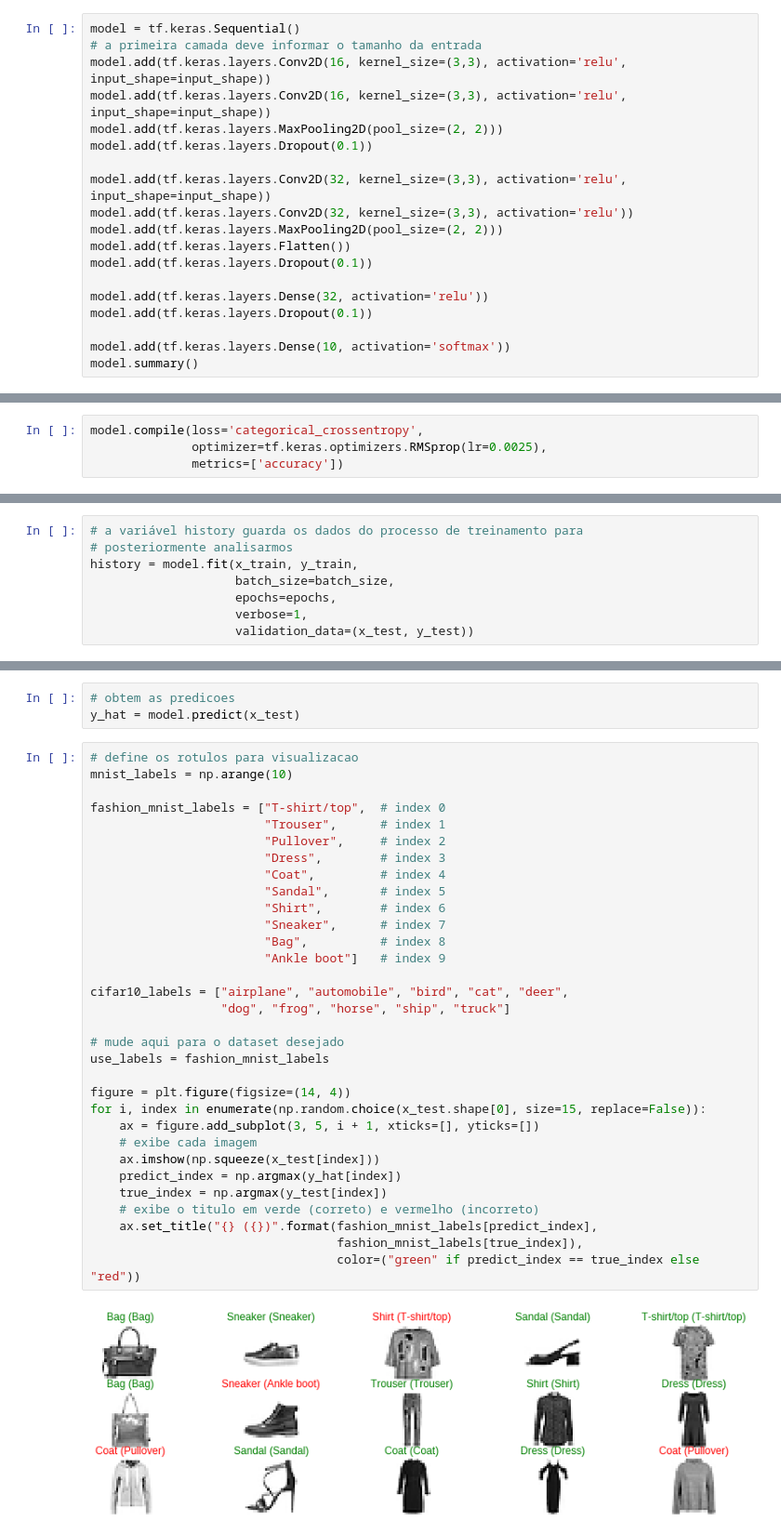
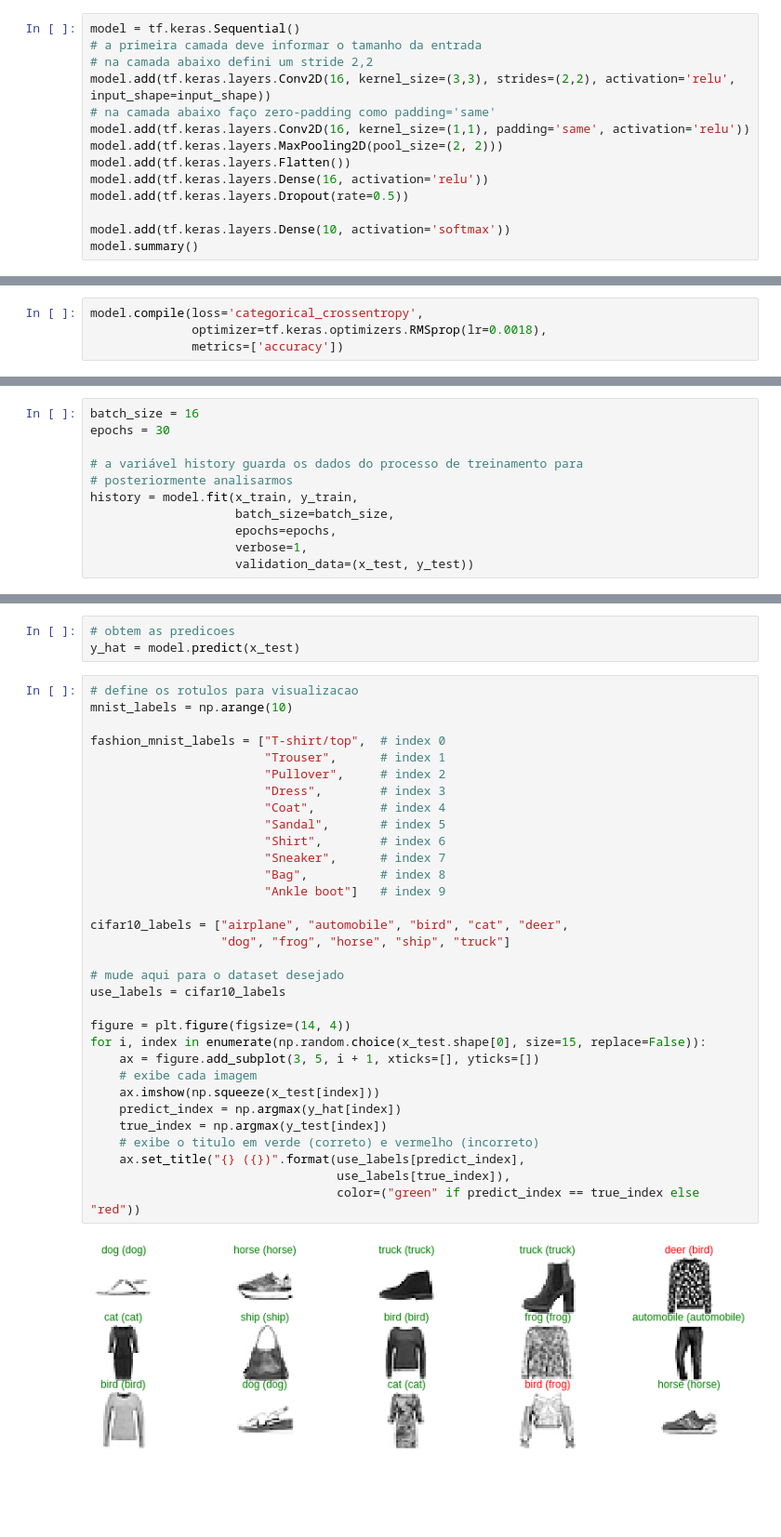
Before and after one commit to maponti/deeplearning_intro_datascience, a Jupyter notebook: notebooks/02_convolutional_network.ipynb, the cells around one changed output, grey strips where cells are left out. Shown at 93% size. Saved outputs shown, nothing was run; the diff lists cells and outputs as text; blank space fills up the shorter version.

```diff
--- a/notebooks/02_convolutional_network.ipynb
+++ b/notebooks/02_convolutional_network.ipynb
@@ -134,19 +131,14 @@ A função summary mostra as características do modelo
 # %%
 model = tf.keras.Sequential()
 # a primeira camada deve informar o tamanho da entrada
-model.add(tf.keras.layers.Conv2D(16, kernel_size=(3,3), activation='relu', input_shape=input_shape))
-model.add(tf.keras.layers.Conv2D(16, kernel_size=(3,3), activation='relu', input_shape=input_shape))
-model.add(tf.keras.layers.MaxPooling2D(pool_size=(2, 2)))
-model.add(tf.keras.layers.Dropout(0.1))
-
-model.add(tf.keras.layers.Conv2D(32, kernel_size=(3,3), activation='relu', input_shape=input_shape))
-model.add(tf.keras.layers.Conv2D(32, kernel_size=(3,3), activation='relu'))
+# na camada abaixo defini um stride 2,2
+model.add(tf.keras.layers.Conv2D(16, kernel_size=(3,3), strides=(2,2), activation='relu', input_shape=input_shape))
+# na camada abaixo faço zero-padding como padding='same'
+model.add(tf.keras.layers.Conv2D(16, kernel_size=(1,1), padding='same', activation='relu'))
 model.add(tf.keras.layers.MaxPooling2D(pool_size=(2, 2)))
 model.add(tf.keras.layers.Flatten())
-model.add(tf.keras.layers.Dropout(0.1))
-
-model.add(tf.keras.layers.Dense(32, activation='relu'))
-model.add(tf.keras.layers.Dropout(0.1))
+model.add(tf.keras.layers.Dense(16, activation='relu'))
+model.add(tf.keras.layers.Dropout(rate=0.5))
 
 model.add(tf.keras.layers.Dense(10, activation='softmax'))
 model.summary()
@@ -178,13 +170,16 @@ Agora iremos compilar o modelo, definindo:
 -  As métricas a serem computadas durante o treinamento: além da função de custo em si, automaticamente computada, também vamos armazenar a acurácia
 # %%
 model.compile(loss='categorical_crossentropy',
-              optimizer=tf.keras.optimizers.RMSprop(lr=0.0025),
+              optimizer=tf.keras.optimizers.RMSprop(lr=0.0018),
               metrics=['accuracy'])
 # %% [markdown]
 Finalmente, treinamos o método pela função *fit*, que ajusta os parâmetros aos dados rotulados x_train, y_train e utilizando as configurações previamente definidas.
 
 Também informamos quais são os dados de validação. A opção *verbose* exibe os detalhes do processo de treinamento na tela
 # %%
+batch_size = 16
+epochs = 30
+
 # a variável history guarda os dados do processo de treinamento para
 # posteriormente analisarmos
 history = model.fit(x_train, y_train,
@@ -241,34 +244,34 @@ y_hat = model.predict(x_test)
 # %%
 # define os rotulos para visualizacao
 mnist_labels = np.arange(10)
 
 fashion_mnist_labels = ["T-shirt/top",  # index 0
                         "Trouser",      # index 1
                         "Pullover",     # index 2
                         "Dress",        # index 3
                         "Coat",         # index 4
                         "Sandal",       # index 5
                         "Shirt",        # index 6
                         "Sneaker",      # index 7
                         "Bag",          # index 8
                         "Ankle boot"]   # index 9
 
 cifar10_labels = ["airplane", "automobile", "bird", "cat", "deer",
                   "dog", "frog", "horse", "ship", "truck"]
 
 # mude aqui para o dataset desejado
-use_labels = fashion_mnist_labels
+use_labels = cifar10_labels
 
 figure = plt.figure(figsize=(14, 4))
 for i, index in enumerate(np.random.choice(x_test.shape[0], size=15, replace=False)):
     ax = figure.add_subplot(3, 5, i + 1, xticks=[], yticks=[])
     # exibe cada imagem
     ax.imshow(np.squeeze(x_test[index]))
     predict_index = np.argmax(y_hat[index])
     true_index = np.argmax(y_test[index])
     # exibe o titulo em verde (correto) e vermelho (incorreto)
-    ax.set_title("{} ({})".format(fashion_mnist_labels[predict_index],
-                                  fashion_mnist_labels[true_index]),
+    ax.set_title("{} ({})".format(use_labels[predict_index],
+                                  use_labels[true_index]),
                                   color=("green" if predict_index == true_index else "red"))
 # %% [output]
-[figure, old version]
+[figure, new version]
```
Also changed, not shown: parts of 9 cells of this notebook, 10 other files.
